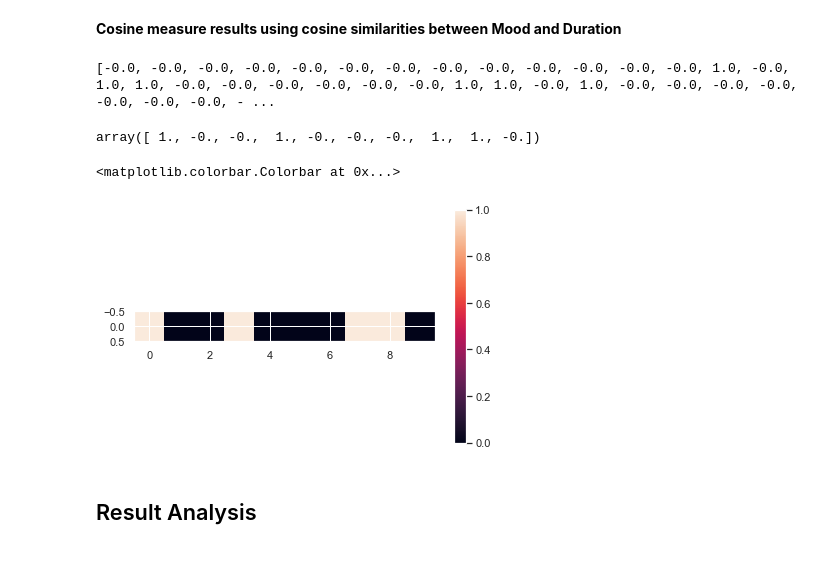
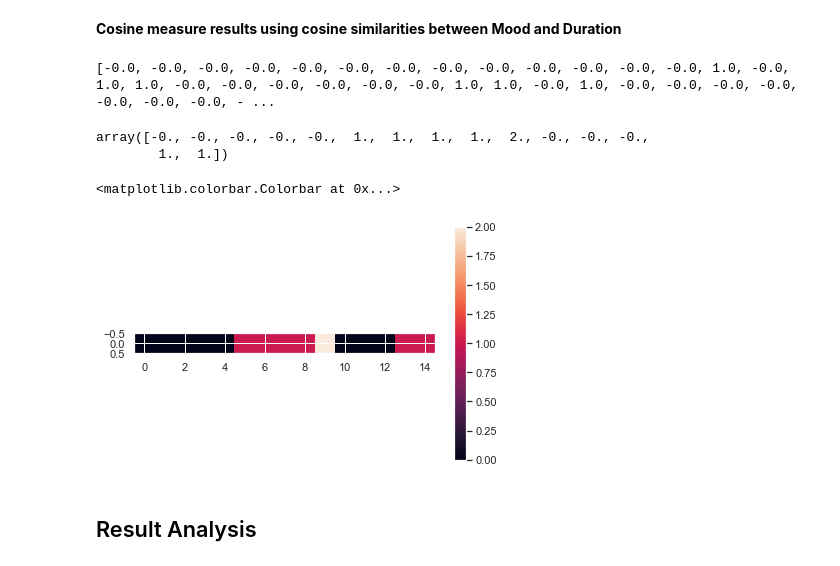
Before and after one commit to cht39482/DataAnalyticsProject, a Jupyter notebook: KnnAlgo.ipynb, the cells around one changed output. Cells and saved outputs as stored; diff of their text form; code cells hidden in the pictures.

Commit message:
visualization working but need fix shape

```diff
--- a/KnnAlgo.ipynb
+++ b/KnnAlgo.ipynb
@@ -237,18 +237,19 @@ __Cosine measure results using cosine similarities between Mood and Duration__
 print(totalSimilarity)
 import numpy as np
 
-random = np.random.choice(totalSimilarity, 10, replace=False)
+random = np.random.choice(totalSimilarity, 15, replace=False)
 random
 # %% [output]
 [-0.0, -0.0, -0.0, -0.0, -0.0, -0.0, -0.0, -0.0, -0.0, -0.0, -0.0, -0.0, -0.0, 1.0, -0.0, 1.0, 1.0, -0.0, -0.0, -0.0, -0.0, -0.0, -0.0, 1.0, 1.0, -0.0, 1.0, -0.0, -0.0, -0.0, -0.0, -0.0, -0.0, -0.0, - ...
-array([ 1., -0., -0.,  1., -0., -0., -0.,  1.,  1., -0.])
+array([-0., -0., -0., -0., -0.,  1.,  1.,  1.,  1.,  2., -0., -0., -0.,
+        1.,  1.])
 # %%
 import matplotlib.pyplot as plt
-plt.imshow(np.array(random).reshape(1,10))
+plt.imshow(np.array(random).reshape(-1,15))
 plt.colorbar()
 # %% [output]
 <matplotlib.colorbar.Colorbar at 0x...>
-[figure, old version]
+[figure, new version]
 # %% [markdown]
 ## Result Analysis
 # %%
```
